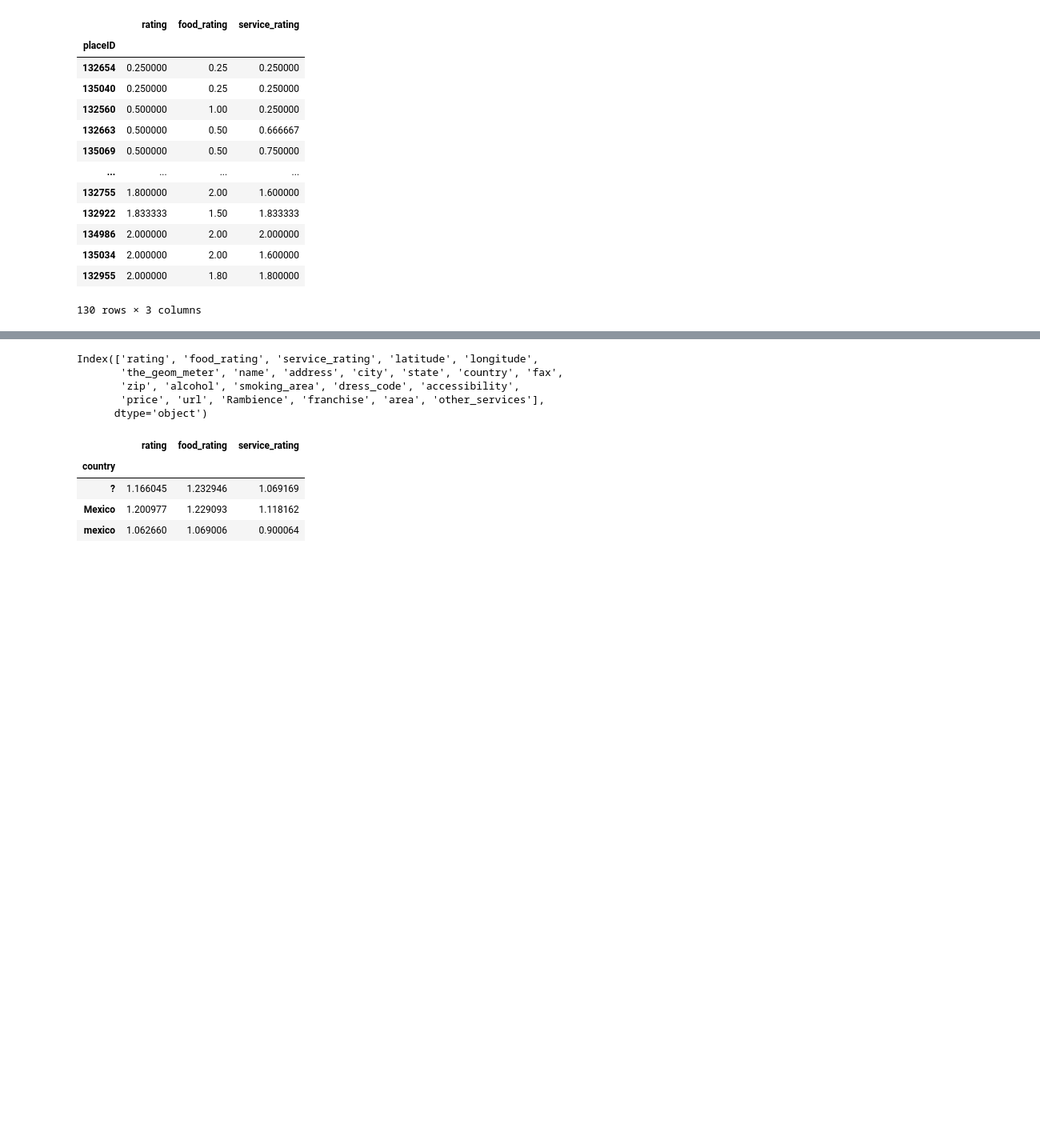
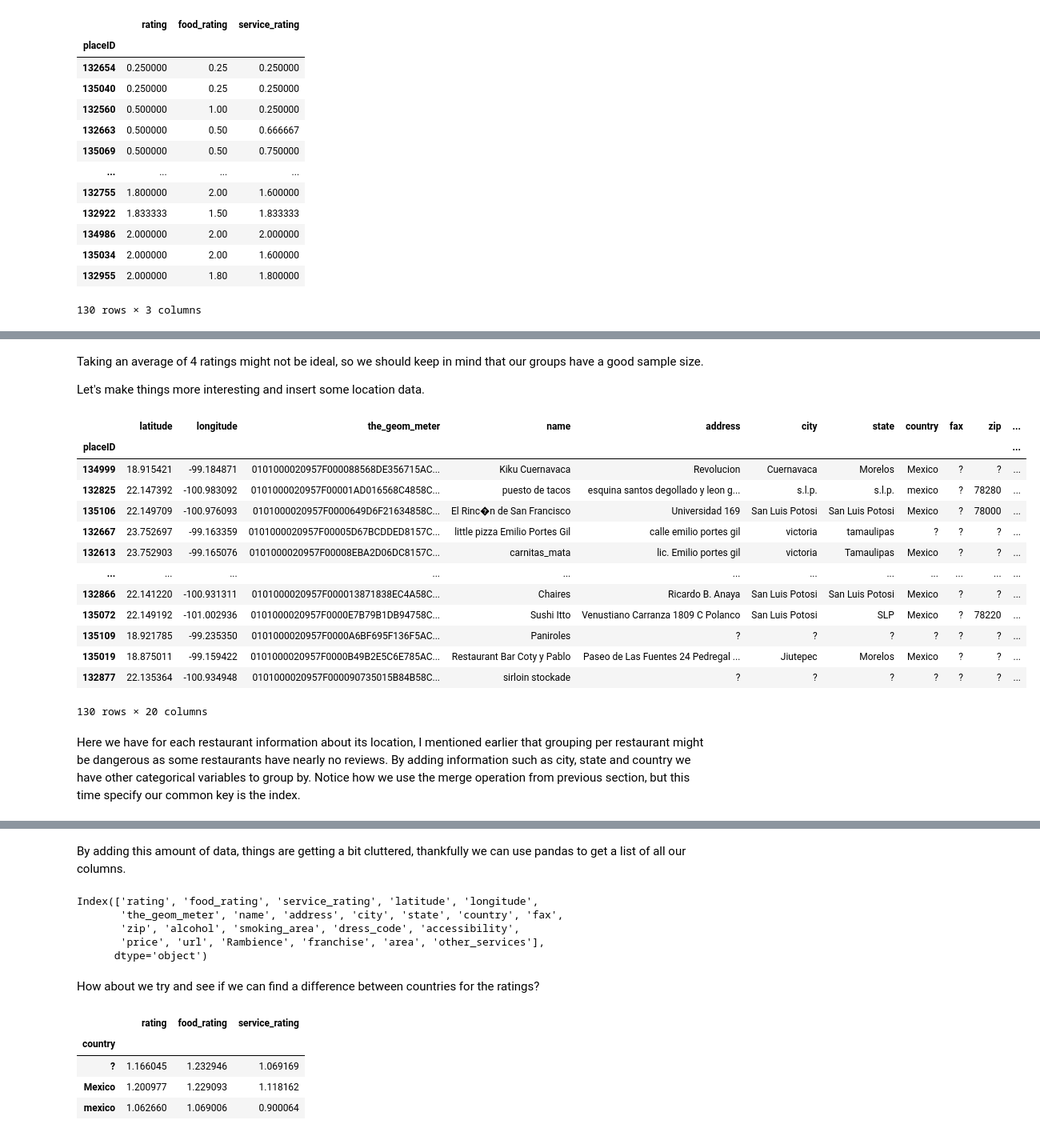
Before and after one commit to LorenzF/data-science-practical-approach, a Jupyter notebook: src/_build/jupyter_execute/c3_data_preprocessing/groupby.ipynb, the cells around one changed output, grey strips where cells are left out. Shown at 80% size. Cells and saved outputs as stored; diff of their text form; code cells hidden in the pictures; blank space fills up the shorter version.

```diff
--- a/src/_build/jupyter_execute/c3_data_preprocessing/groupby.ipynb
+++ b/src/_build/jupyter_execute/c3_data_preprocessing/groupby.ipynb
@@ -25,3 +64,27 @@ grouped_rating_df
+# %% [markdown]
+Taking an average of 4 ratings might not be ideal, so we should keep in mind that our groups have a good sample size.
+
+Let's make things more interesting and insert some location data.
 # %%
 geo_df = pd.read_csv('./data/cuisine/geoplaces2.csv').set_index('placeID')
+geo_df
+# %% [output]
+|  | latitude | longitude | the_geom_meter | name | address | city | state | country | fax | zip | ... |
+| placeID |  |  |  |  |  |  |  |  |  |  | ... |
+| 134999 | 18.915421 | -99.184871 | 0101000020957F000088568DE356715AC... | Kiku Cuernavaca | Revolucion | Cuernavaca | Morelos | Mexico | ? | ? | ... |
+| 132825 | 22.147392 | -100.983092 | 0101000020957F00001AD016568C4858C... | puesto de tacos | esquina santos degollado y leon g... | s.l.p. | s.l.p. | mexico | ? | 78280 | ... |
+| 135106 | 22.149709 | -100.976093 | 0101000020957F0000649D6F21634858C... | El Rinc�n de San Francisco | Universidad 169 | San Luis Potosi | San Luis Potosi | Mexico | ? | 78000 | ... |
+| 132667 | 23.752697 | -99.163359 | 0101000020957F00005D67BCDDED8157C... | little pizza Emilio Portes Gil | calle emilio portes gil | victoria | tamaulipas | ? | ? | ? | ... |
+| 132613 | 23.752903 | -99.165076 | 0101000020957F00008EBA2D06DC8157C... | carnitas_mata | lic. Emilio portes gil | victoria | Tamaulipas | Mexico | ? | ? | ... |
+| ... | ... | ... | ... | ... | ... | ... | ... | ... | ... | ... | ... |
+| 132866 | 22.141220 | -100.931311 | 0101000020957F000013871838EC4A58C... | Chaires | Ricardo B. Anaya | San Luis Potosi | San Luis Potosi | Mexico | ? | ? | ... |
+| 135072 | 22.149192 | -101.002936 | 0101000020957F0000E7B79B1DB94758C... | Sushi Itto | Venustiano Carranza 1809 C Polanco | San Luis Potosi | SLP | Mexico | ? | 78220 | ... |
+| 135109 | 18.921785 | -99.235350 | 0101000020957F0000A6BF695F136F5AC... | Paniroles | ? | ? | ? | ? | ? | ? | ... |
+| 135019 | 18.875011 | -99.159422 | 0101000020957F0000B49B2E5C6E785AC... | Restaurant Bar Coty y Pablo | Paseo de Las Fuentes 24 Pedregal ... | Jiutepec | Morelos | Mexico | ? | ? | ... |
+| 132877 | 22.135364 | -100.934948 | 0101000020957F000090735015B84B58C... | sirloin stockade | ? | ? | ? | ? | ? | ? | ... |
+130 rows × 20 columns
+# %% [markdown]
+Here we have for each restaurant information about its location, I mentioned earlier that grouping per restaurant might be dangerous as some restaurants have nearly no reviews.
+By adding information such as city, state and country we have other categorical variables to group by.
+Notice how we use the merge operation from previous section, but this time specify our common key is the index.
 # %%
@@ -42,4 +105,6 @@ merged_rating_df
 | 135034 | 2.000000 | 2.00 | 1.600000 | 22.140517 | -101.021422 | 0101000020957F000026D92BB4894858C... | Michiko Restaurant Japones | Cordillera de Los Alpes 160 Lomas... | San Luis Potosi | ... |
 | 132955 | 2.000000 | 1.80 | 1.800000 | 22.147622 | -101.010275 | 0101000020957F000068BE7C87C24758C... | emilianos | venustiano carranza | san luis potos | ... |
 130 rows × 23 columns
+# %% [markdown]
+By adding this amount of data, things are getting a bit cluttered, thankfully we can use pandas to get a list of all our columns.
 # %%
@@ -50,4 +115,6 @@ Index(['rating', 'food_rating', 'service_rating', 'latitude', 'longitude',
        'zip', 'alcohol', 'smoking_area', 'dress_code', 'accessibility',
        'price', 'url', 'Rambience', 'franchise', 'area', 'other_services'],
       dtype='object')
+# %% [markdown]
+How about we try and see if we can find a difference between countries for the ratings?
 # %%
```
Also changed, not shown: parts of 21 cells of this notebook, 38 other files.
